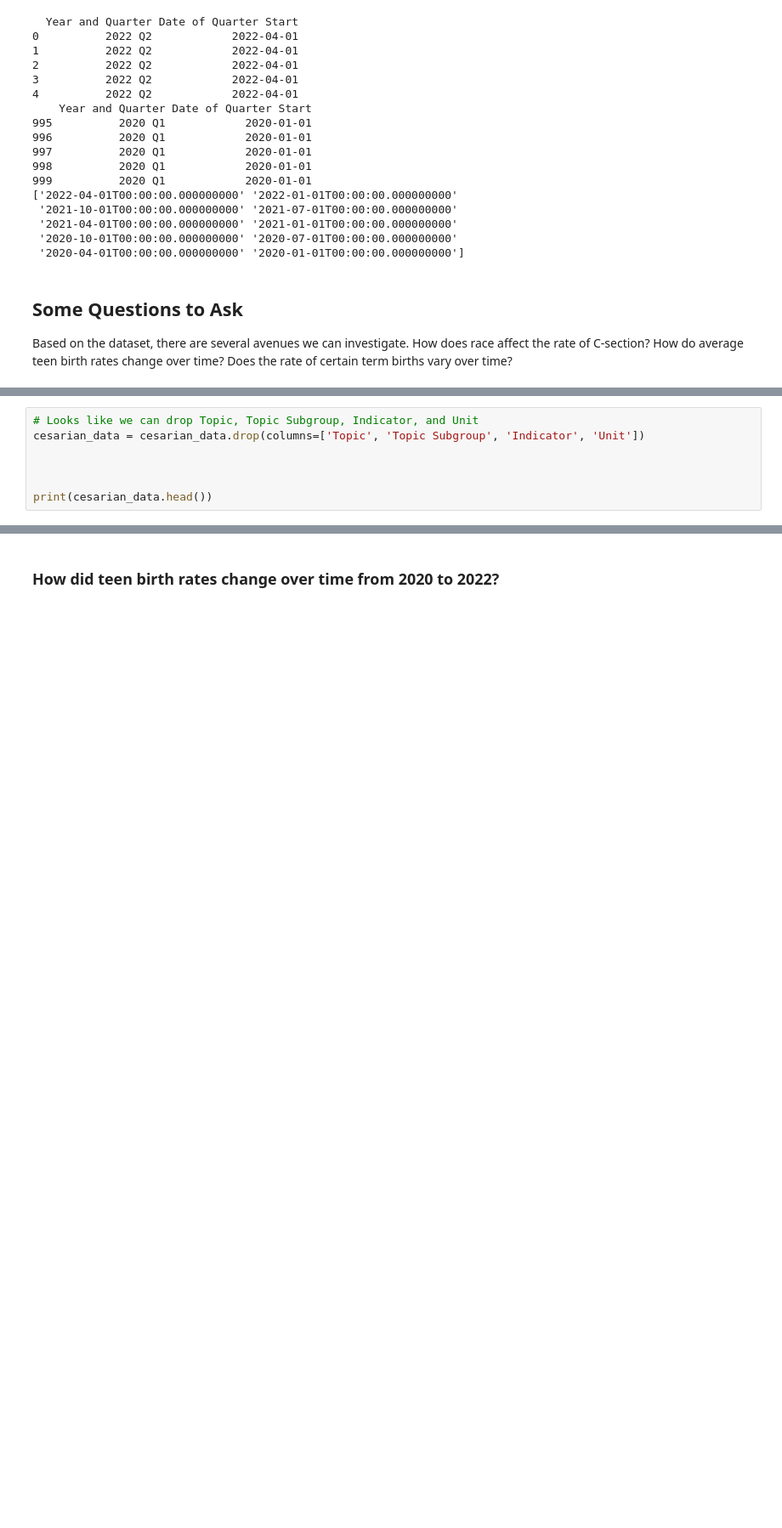
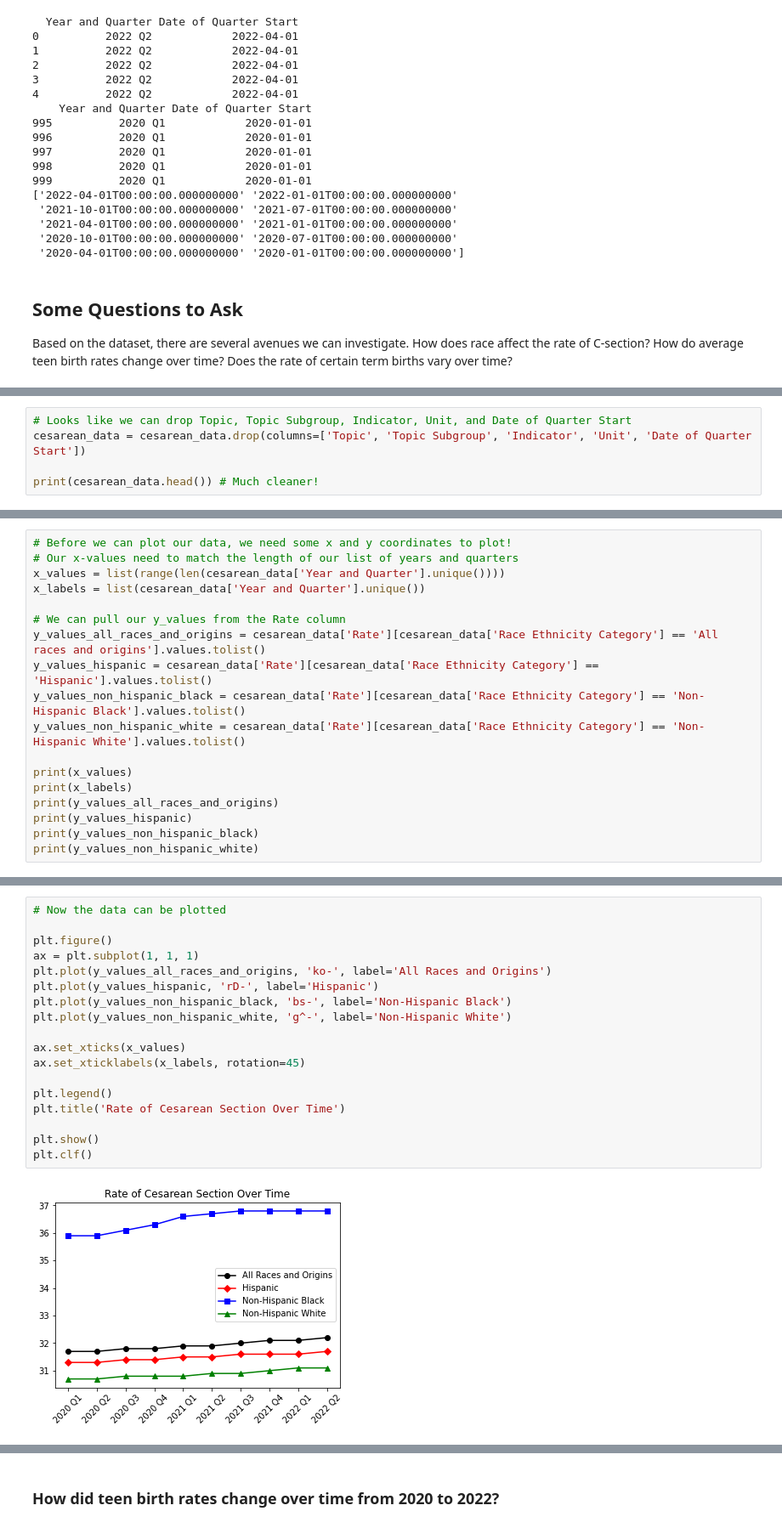
Before and after one commit to luvmonkey/Selected-Birth-Indicators, a Jupyter notebook: EDA Selected Birth Indicators.ipynb, the cells around one changed output, grey strips where cells are left out. Shown at 85% size. Saved outputs shown, nothing was run; the diff lists cells and outputs as text; blank space fills up the shorter version.

Commit message:
finished c-section part

```diff
--- a/EDA Selected Birth Indicators.ipynb
+++ b/EDA Selected Birth Indicators.ipynb
@@ -189,10 +190,8 @@ Race Ethnicity Category
  '2020-10-01T00:00:00.000000000' '2020-07-01T00:00:00.000000000'
  '2020-04-01T00:00:00.000000000' '2020-01-01T00:00:00.000000000']
 # %%
-# Looks like we can drop Topic, Topic Subgroup, Indicator, and Unit
-cesarian_data = cesarian_data.drop(columns=['Topic', 'Topic Subgroup', 'Indicator', 'Unit'])
+# Looks like we can drop Topic, Topic Subgroup, Indicator, Unit, and Date of Quarter Start
+cesarean_data = cesarean_data.drop(columns=['Topic', 'Topic Subgroup', 'Indicator', 'Unit', 'Date of Quarter Start'])
 
-
-
-print(cesarian_data.head())
+print(cesarean_data.head()) # Much cleaner!
 # %% [output]
@@ -211,0 +204,18 @@ print(cesarian_data.head())
+# %%
+# Before we can plot our data, we need some x and y coordinates to plot!
+# Our x-values need to match the length of our list of years and quarters
+x_values = list(range(len(cesarean_data['Year and Quarter'].unique())))
+x_labels = list(cesarean_data['Year and Quarter'].unique())
+
+# We can pull our y_values from the Rate column
+y_values_all_races_and_origins = cesarean_data['Rate'][cesarean_data['Race Ethnicity Category'] == 'All races and origins'].values.tolist()
+y_values_hispanic = cesarean_data['Rate'][cesarean_data['Race Ethnicity Category'] == 'Hispanic'].values.tolist()
+y_values_non_hispanic_black = cesarean_data['Rate'][cesarean_data['Race Ethnicity Category'] == 'Non-Hispanic Black'].values.tolist()
+y_values_non_hispanic_white = cesarean_data['Rate'][cesarean_data['Race Ethnicity Category'] == 'Non-Hispanic White'].values.tolist()
+
+print(x_values)
+print(x_labels)
+print(y_values_all_races_and_origins)
+print(y_values_hispanic)
+print(y_values_non_hispanic_black)
+print(y_values_non_hispanic_white)
@@ -211,0 +253,20 @@ print(cesarian_data.head())
+# %%
+# Now the data can be plotted
+
+plt.figure()
+ax = plt.subplot(1, 1, 1)
+plt.plot(y_values_all_races_and_origins, 'ko-', label='All Races and Origins')
+plt.plot(y_values_hispanic, 'rD-', label='Hispanic')
+plt.plot(y_values_non_hispanic_black, 'bs-', label='Non-Hispanic Black')
+plt.plot(y_values_non_hispanic_white, 'g^-', label='Non-Hispanic White')
+
+ax.set_xticks(x_values)
+ax.set_xticklabels(x_labels, rotation=45)
+
+plt.legend()
+plt.title('Rate of Cesarean Section Over Time')
+
+plt.show()
+plt.clf()
+# %% [output]
+[figure, added]
```
Also changed, not shown: parts of 9 cells of this notebook.
